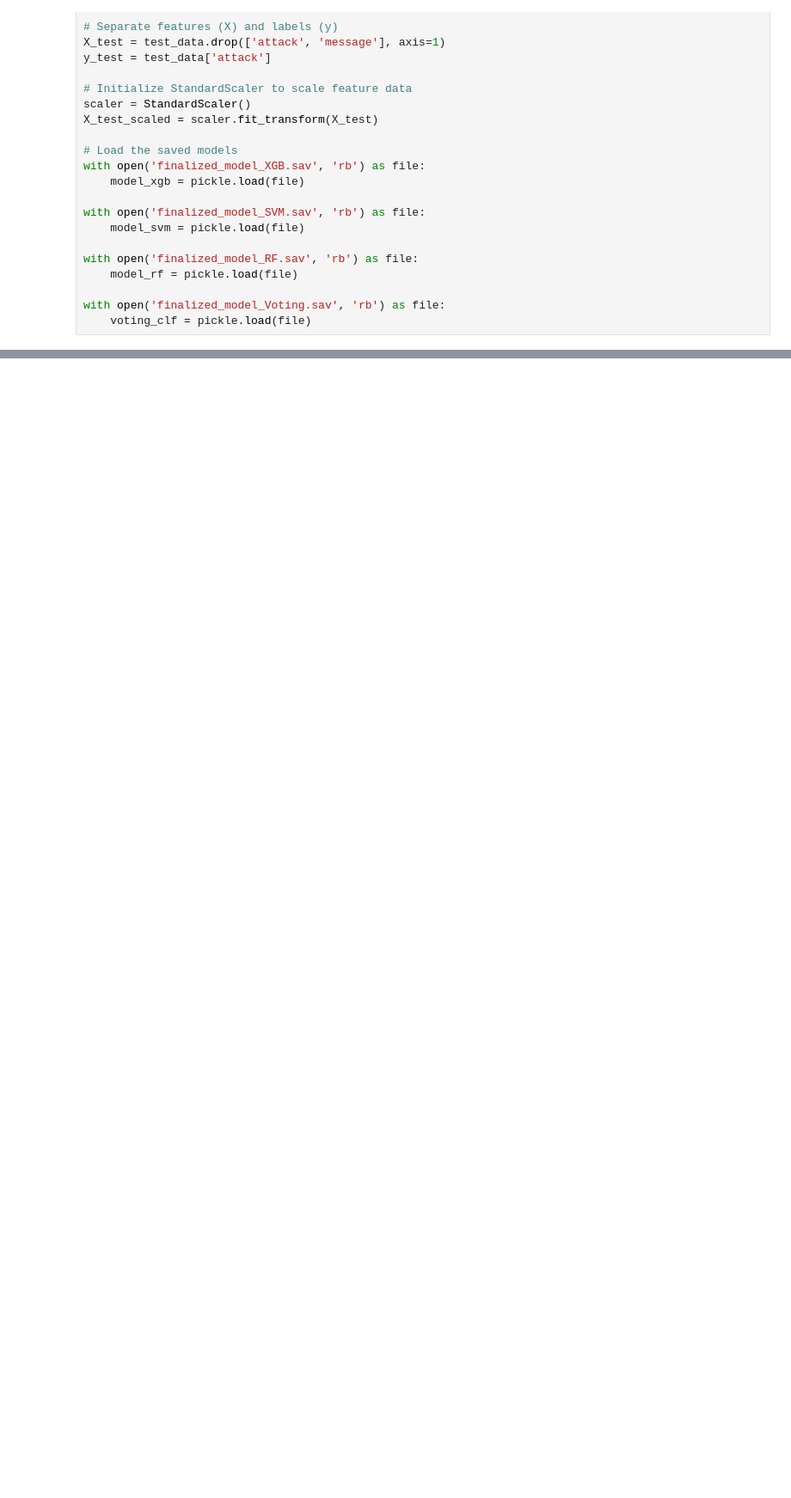
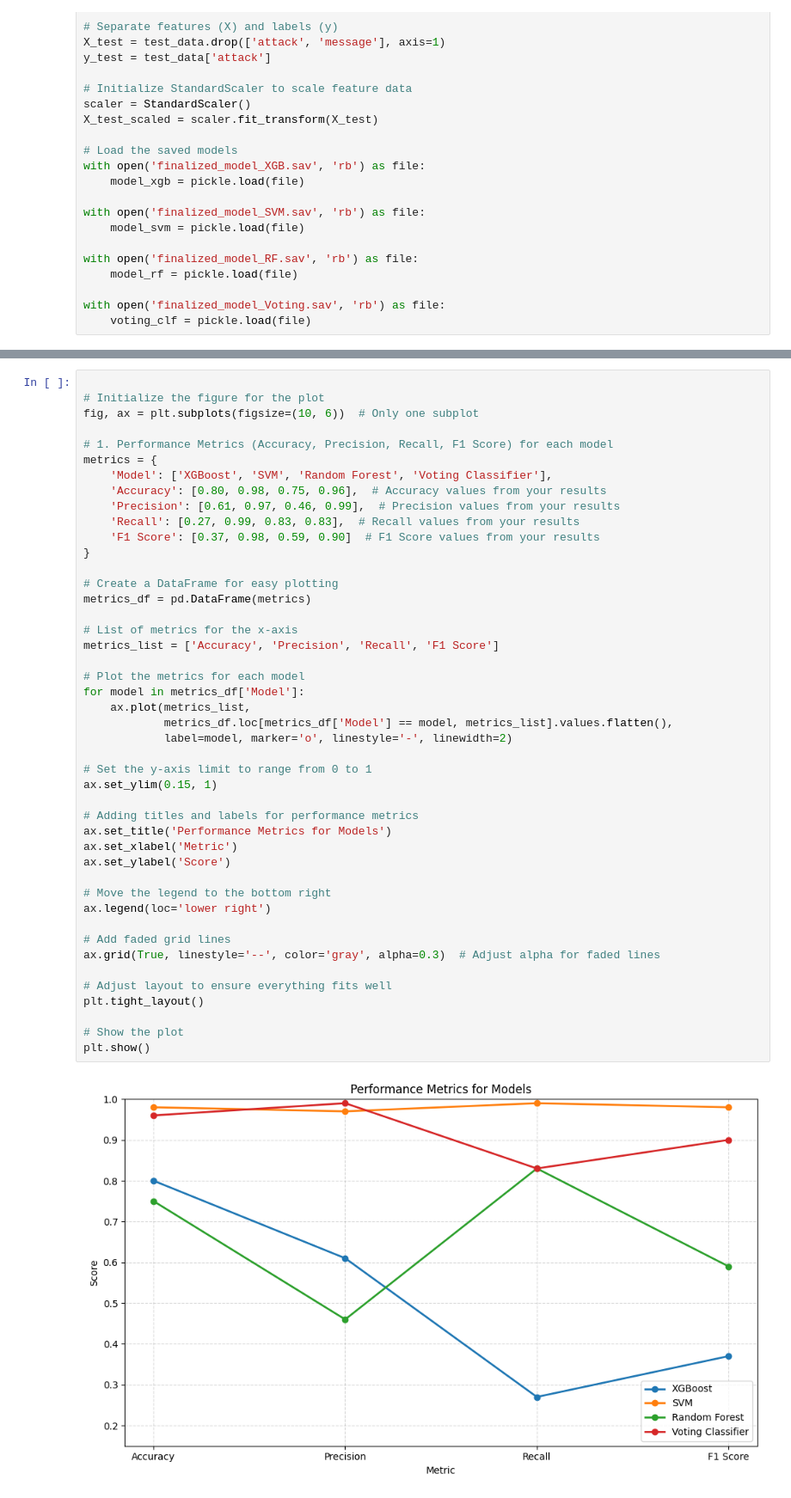
Before and after one commit to AChiu2700/HoneyPot, a Jupyter notebook: TestML.ipynb, the cells around one changed output, grey strips where cells are left out. Shown: that part at 86% size. Cells and saved outputs as stored; diff of their text form; blank space fills up the shorter version.

```diff
--- a/TestML.ipynb
+++ b/TestML.ipynb
@@ -133 +147,48 @@ with open('/home/achoo/Desktop/Honeypot/votingClasifer_Predictions.json', 'w') a
     json_file.write(test_data_with_voting_json)
+# %%
+
+# Initialize the figure for the plot
+fig, ax = plt.subplots(figsize=(10, 6))  # Only one subplot
+
+# 1. Performance Metrics (Accuracy, Precision, Recall, F1 Score) for each model
+metrics = {
+    'Model': ['XGBoost', 'SVM', 'Random Forest', 'Voting Classifier'],
+    'Accuracy': [0.80, 0.98, 0.75, 0.96],  # Accuracy values from your results
+    'Precision': [0.61, 0.97, 0.46, 0.99],  # Precision values from your results
+    'Recall': [0.27, 0.99, 0.83, 0.83],  # Recall values from your results
+    'F1 Score': [0.37, 0.98, 0.59, 0.90]  # F1 Score values from your results
+}
+
+# Create a DataFrame for easy plotting
+metrics_df = pd.DataFrame(metrics)
+
+# List of metrics for the x-axis
+metrics_list = ['Accuracy', 'Precision', 'Recall', 'F1 Score']
+
+# Plot the metrics for each model
+for model in metrics_df['Model']:
+    ax.plot(metrics_list,
+            metrics_df.loc[metrics_df['Model'] == model, metrics_list].values.flatten(),
+            label=model, marker='o', linestyle='-', linewidth=2)
+
+# Set the y-axis limit to range from 0 to 1
+ax.set_ylim(0.15, 1)
+
+# Adding titles and labels for performance metrics
+ax.set_title('Performance Metrics for Models')
+ax.set_xlabel('Metric')
+ax.set_ylabel('Score')
+
+# Move the legend to the bottom right
+ax.legend(loc='lower right')
+
+# Add faded grid lines
+ax.grid(True, linestyle='--', color='gray', alpha=0.3)  # Adjust alpha for faded lines
+
+# Adjust layout to ensure everything fits well
+plt.tight_layout()
+
+# Show the plot
+plt.show()
+# %% [output]
+[figure, added]
```
Also changed, not shown: parts of 6 cells of this notebook.
